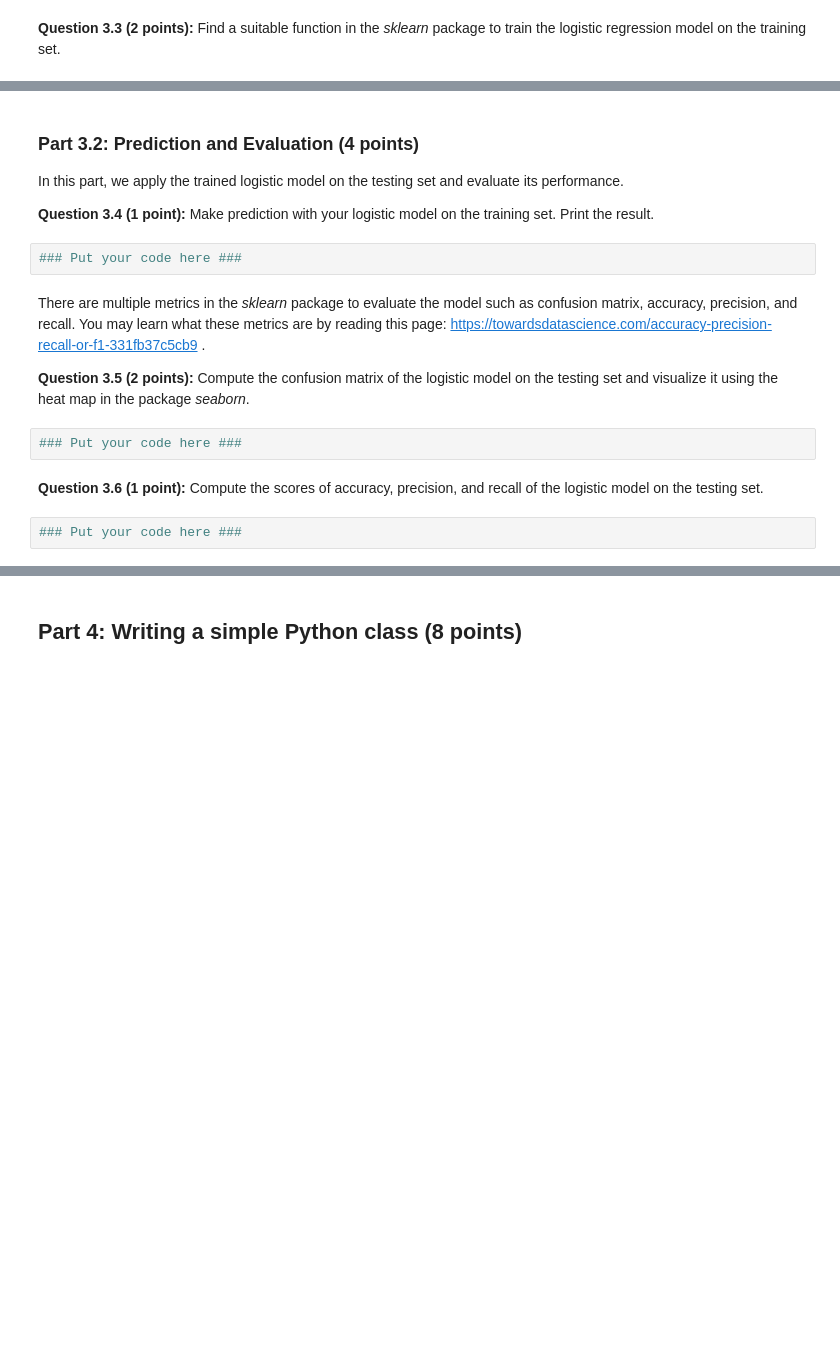
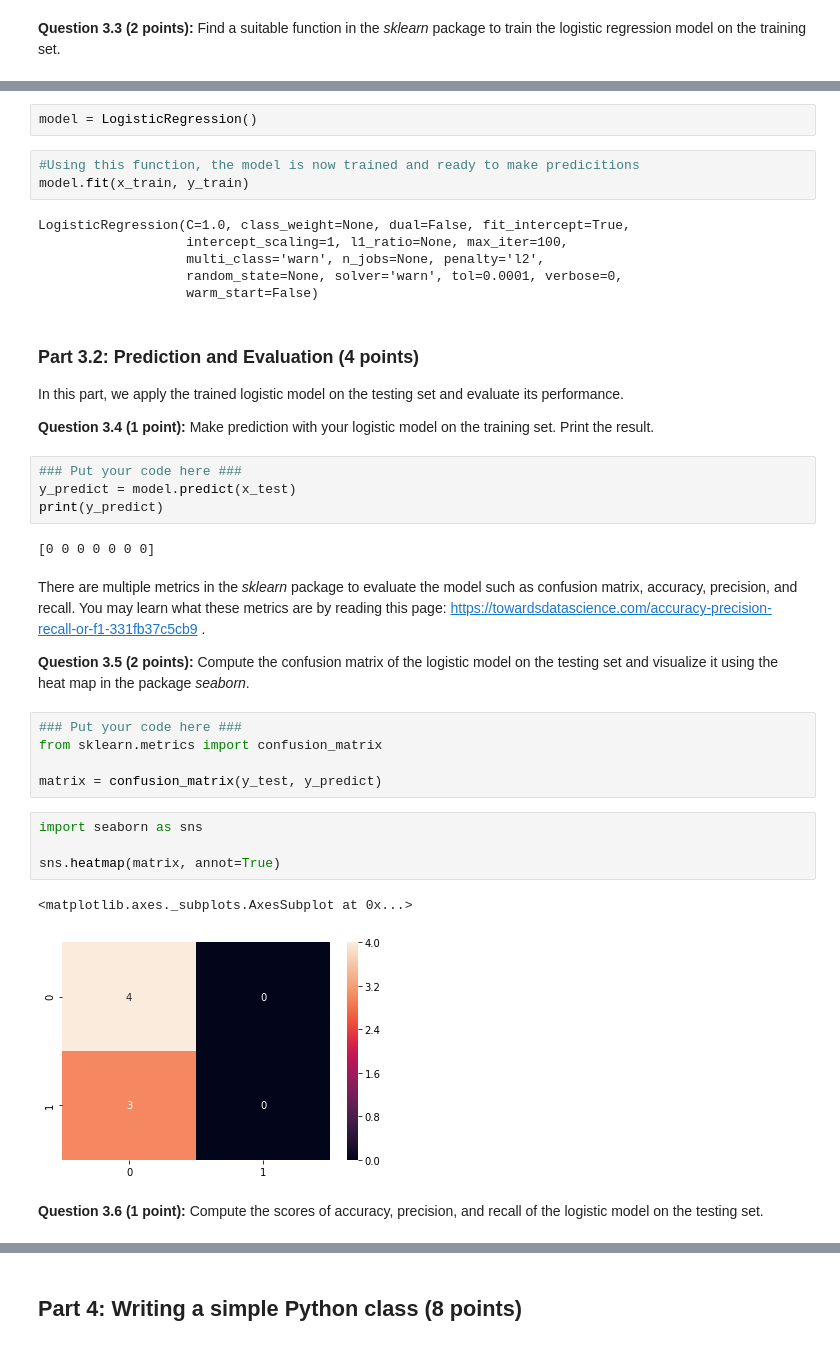
Before and after one commit to wiltand1/cmse_20, a Jupyter notebook: Homework_Assignments/hw-04/HW-04-LogisticRegression-STUDENT.ipynb, the cells around one changed output, grey strips where cells are left out. Saved outputs shown, nothing was run; the diff lists cells and outputs as text; blank space fills up the shorter version.

```diff
--- a/Homework_Assignments/hw-04/HW-04-LogisticRegression-STUDENT.ipynb
+++ b/Homework_Assignments/hw-04/HW-04-LogisticRegression-STUDENT.ipynb
@@ -162,3 +246,14 @@ As a logistic model outputs only binaries, we cannot apply it to predict the num
+# %%
+model = LogisticRegression()
+# %%
+#Using this function, the model is now trained and ready to make predicitions
+model.fit(x_train, y_train)
+# %% [output]
+LogisticRegression(C=1.0, class_weight=None, dual=False, fit_intercept=True,
+                   intercept_scaling=1, l1_ratio=None, max_iter=100,
+                   multi_class='warn', n_jobs=None, penalty='l2',
+                   random_state=None, solver='warn', tol=0.0001, verbose=0,
+                   warm_start=False)
 # %% [markdown]
 ### Part 3.2: Prediction and Evaluation (4 points)
 
@@ -167,13 +262,25 @@ In this part, we apply the trained logistic model on the testing set and evaluat
 **Question 3.4 (1 point):** Make prediction with your logistic model on the training set. Print the result.
 # %%
 ### Put your code here ###
+y_predict = model.predict(x_test)
+print(y_predict)
+# %% [output]
+[0 0 0 0 0 0 0]
 # %% [markdown]
 There are multiple metrics in the *sklearn* package to evaluate the model such as confusion matrix, accuracy, precision, and recall. You may learn what these metrics are by reading this page: https://towardsdatascience.com/accuracy-precision-recall-or-f1-331fb37c5cb9 .
 
 **Question 3.5 (2 points):** Compute the confusion matrix of the logistic model on the testing set and visualize it using the heat map in the package *seaborn*.
 # %%
 ### Put your code here ###
+from sklearn.metrics import confusion_matrix
+
+matrix = confusion_matrix(y_test, y_predict)
+# %%
+import seaborn as sns
+
+sns.heatmap(matrix, annot=True)
+# %% [output]
+<matplotlib.axes._subplots.AxesSubplot at 0x...>
+[figure, added]
 # %% [markdown]
 **Question 3.6 (1 point):** Compute the scores of accuracy, precision, and recall of the logistic model on the testing set.
-# %%
-### Put your code here ###
```
Also changed, not shown: parts of 19 cells of this notebook.
